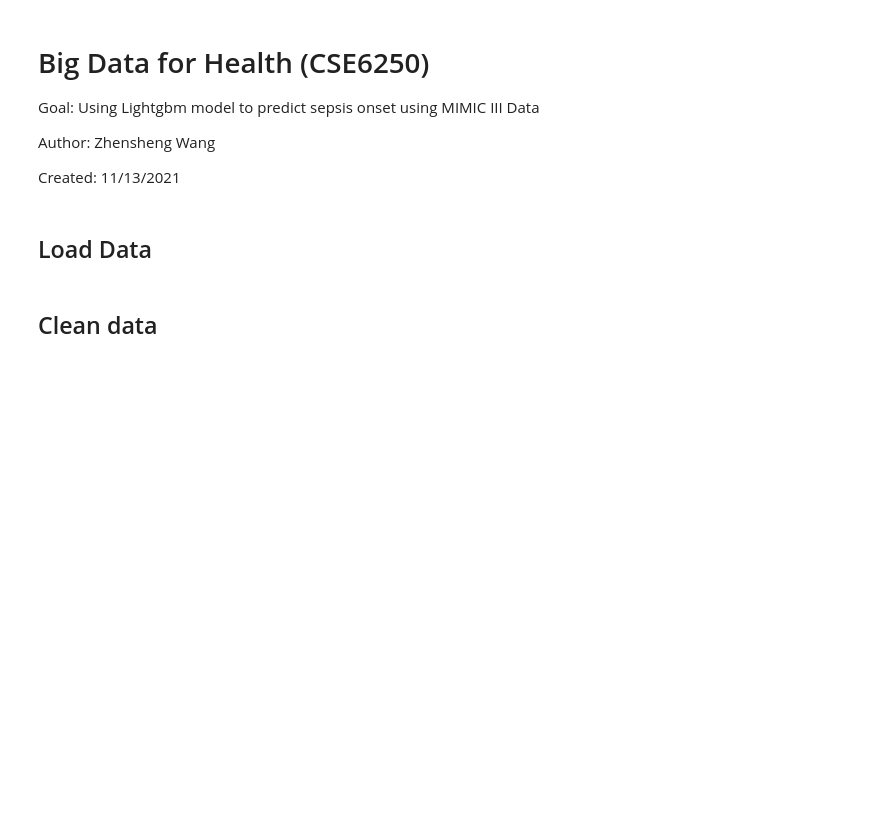
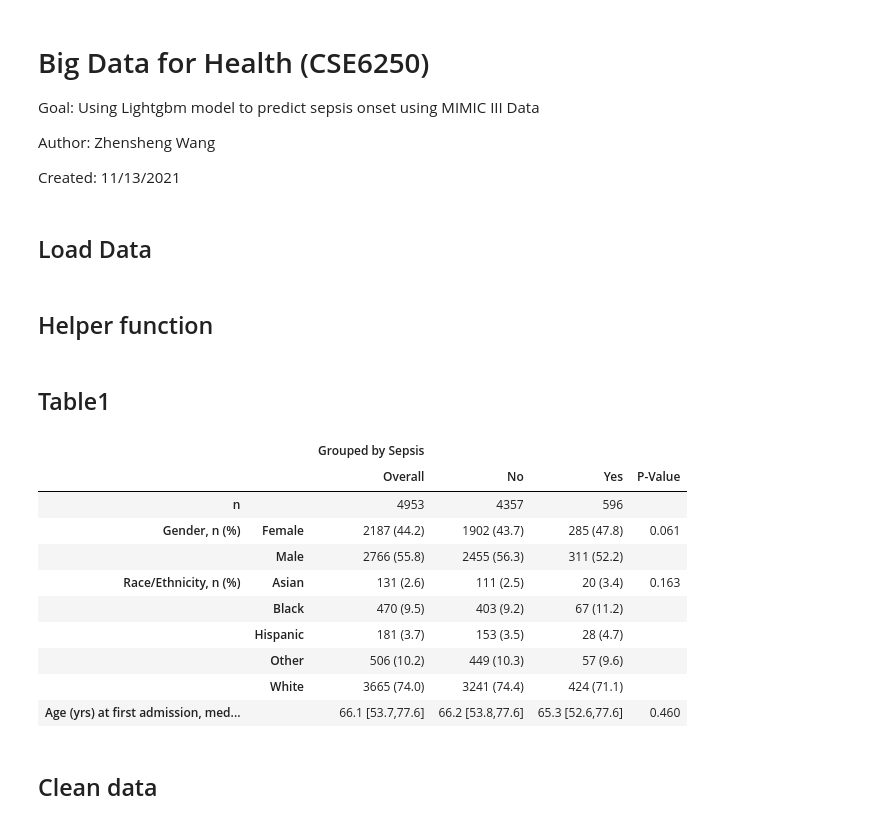
Before and after one commit to kewellcjj/sepsis-detection, a Jupyter notebook: Lightgbm_Model.ipynb, the cells around one changed output. Cells and saved outputs as stored; diff of their text form; code cells hidden in the pictures; blank space fills up the shorter version.

```diff
--- a/Lightgbm_Model.ipynb
+++ b/Lightgbm_Model.ipynb
@@ -33,3 +37,5 @@ case_static = pd.read_csv('./data_v2/static_variables_cases_ex3h.csv')
 control_labs = pd.read_csv('./data_v2/control_48h_labs_ex3h.csv')
 control_vitals = pd.read_csv('./data_v2/control_48h_vitals_ex3h.csv')
 control_static = pd.read_csv('./data_v2/static_variables_controls_ex3h.csv')
+# %% [markdown]
+## Helper function
@@ -36,2 +57,60 @@ control_static = pd.read_csv('./data_v2/static_variables_controls_ex3h.csv')
+# %% [markdown]
+## Table1
+# %%
+
+t1_case = case_static.sort_values(['subject_id', 'admission_age']).drop_duplicates('subject_id')[['gender', 'ethnicity', 'admission_age', 'subject_id']]
+t1_case = t1_case[t1_case.subject_id.isin(case_vitals.subject_id) & t1_case.subject_id.isin(case_labs.subject_id)]
+t1_case.loc[:, 'gender'] = t1_case['gender'].apply(lambda x: 'Female' if x == 'F' else 'Male')
+t1_case = race_recode(t1_case)
+t1_case['Sepsis'] = 'Yes'
+
+t1_control = control_static.sort_values(['subject_id', 'admission_age']).drop_duplicates('subject_id')[['gender', 'ethnicity', 'admission_age', 'subject_id']]
+t1_control = t1_control[t1_control.subject_id.isin(control_vitals.subject_id) & t1_control.subject_id.isin(control_labs.subject_id)]
+
+t1_control.loc[:, 'gender'] = t1_control['gender'].apply(lambda x: 'Female' if x == 'F' else 'Male')
+t1_control = race_recode(t1_control)
+t1_control['Sepsis'] = 'No'
+
+t1 = pd.concat((t1_case, t1_control), ignore_index=True).drop_duplicates('subject_id')
+
+order = {
+    'ETHNICITY': ['White', 'Black', 'Hispanic', 'Asian', 'Other']
+}
+
+label = {
+    'admission_age': 'Age (yrs) at first admission',
+    # 'los': 'Length of stay (days)',
+    'ethnicity': 'Race/Ethnicity',
+    # 'MARITAL_STATUS': 'Marital status',
+    'gender': 'Gender',
+    # 'INSURANCE': 'Insurance'
+}
+
+t1_pivot = TableOne(
+    t1,
+    columns=['gender', 'ethnicity', 'admission_age'],
+    categorical=['gender', 'ethnicity'],
+    nonnormal = ['admission_age'],
+    groupby = 'Sepsis',
+    limit = 6,
+    order = order,
+    pval = True,
+    missing = False,
+    rename = label)
+# %%
+t1_pivot.to_csv('t1_pivot.csv')
+t1_pivot
+# %% [output]
+|  |  | Grouped by Sepsis |  |  |  |
+|  |  | Overall | No | Yes | P-Value |
+| n |  | 4953 | 4357 | 596 |  |
+| Gender, n (%) | Female | 2187 (44.2) | 1902 (43.7) | 285 (47.8) | 0.061 |
+|  | Male | 2766 (55.8) | 2455 (56.3) | 311 (52.2) |  |
+| Race/Ethnicity, n (%) | Asian | 131 (2.6) | 111 (2.5) | 20 (3.4) | 0.163 |
+|  | Black | 470 (9.5) | 403 (9.2) | 67 (11.2) |  |
+|  | Hispanic | 181 (3.7) | 153 (3.5) | 28 (4.7) |  |
+|  | Other | 506 (10.2) | 449 (10.3) | 57 (9.6) |  |
+|  | White | 3665 (74.0) | 3241 (74.4) | 424 (71.1) |  |
+| Age (yrs) at first admission, med... |  | 66.1 [53.7,77.6] | 66.2 [53.8,77.6] | 65.3 [52.6,77.6] | 0.460 |
 # %% [markdown]
 ## Clean data
```
Also changed, not shown: parts of 8 cells of this notebook.
